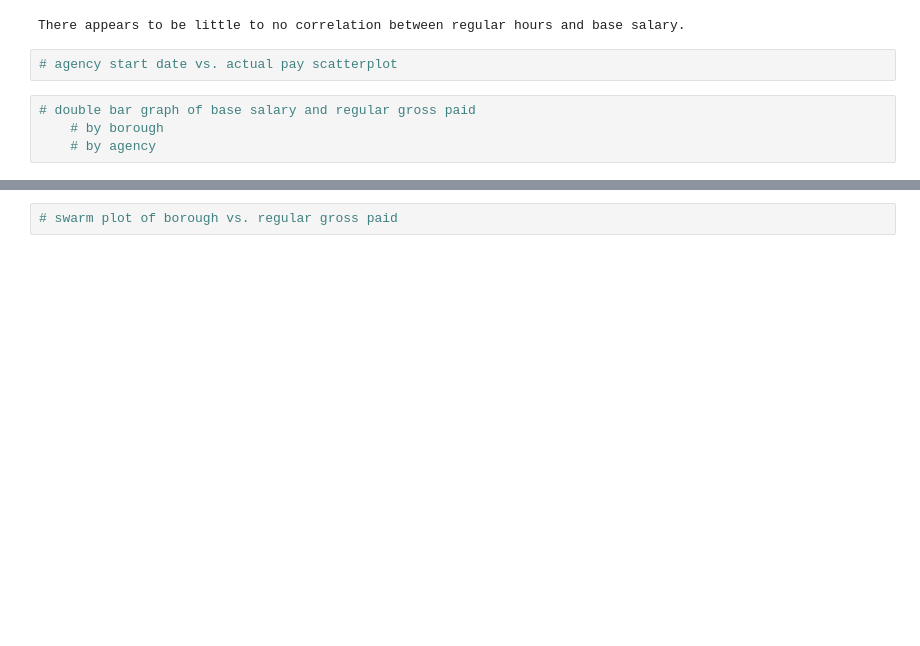
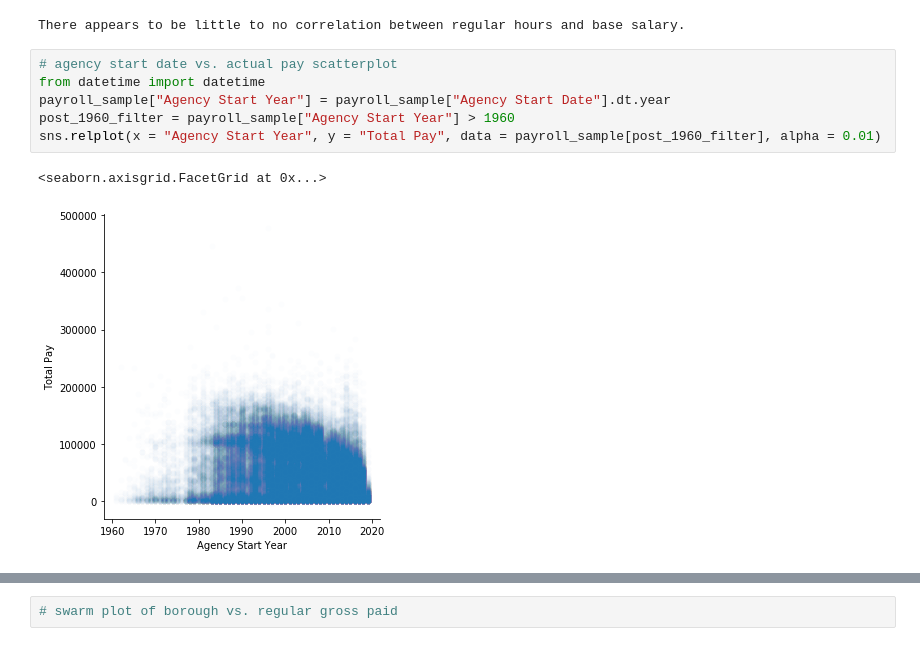
Before and after one commit to esm2000/nyc_payroll, a Jupyter notebook: citywide_payroll.ipynb, the cells around one changed output, grey strips where cells are left out. Saved outputs shown, nothing was run; the diff lists cells and outputs as text; blank space fills up the shorter version.

```diff
--- a/citywide_payroll.ipynb
+++ b/citywide_payroll.ipynb
@@ -807,9 +807,12 @@ scipy.stats.pearsonr(payroll_sample["Regular Hours"], payroll_sample["Base Salar
 print("There appears to be little to no correlation between regular hours and base salary.")
 # %% [output]
 There appears to be little to no correlation between regular hours and base salary.
-# %%
-# agency start date vs. actual pay scatterplot
-# %%
-# double bar graph of base salary and regular gross paid
-    # by borough
-    # by agency
+# %%
+# agency start date vs. actual pay scatterplot
+from datetime import datetime
+payroll_sample["Agency Start Year"] = payroll_sample["Agency Start Date"].dt.year
+post_1960_filter = payroll_sample["Agency Start Year"] > 1960
+sns.relplot(x = "Agency Start Year", y = "Total Pay", data = payroll_sample[post_1960_filter], alpha = 0.01)
+# %% [output]
+<seaborn.axisgrid.FacetGrid at 0x...>
+[figure, added]
```
Also changed, not shown: parts of 5 cells of this notebook.
